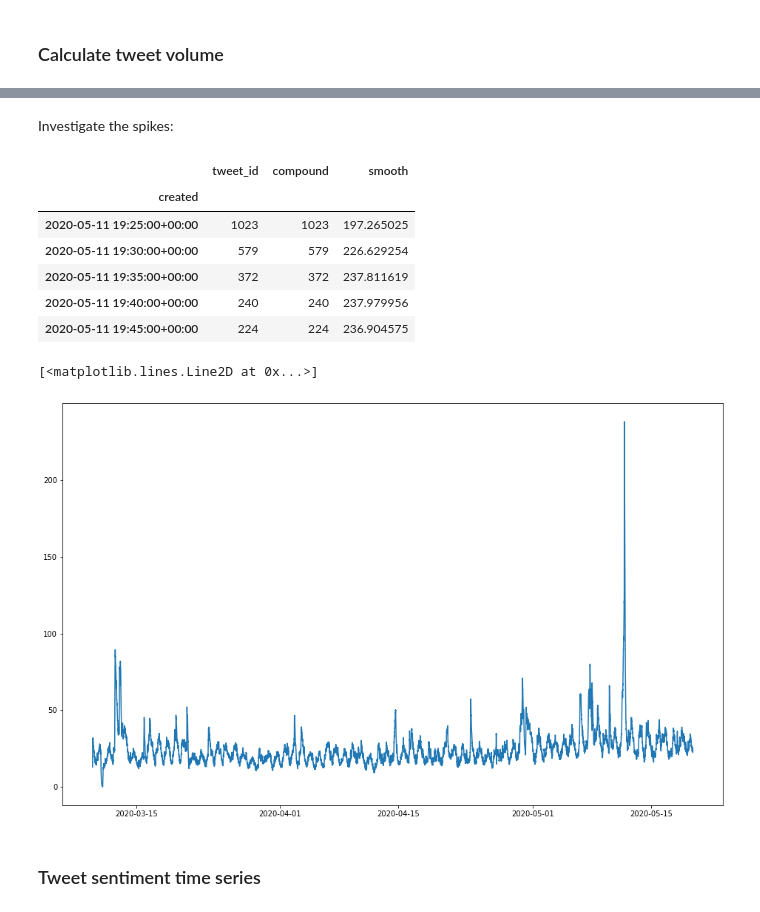
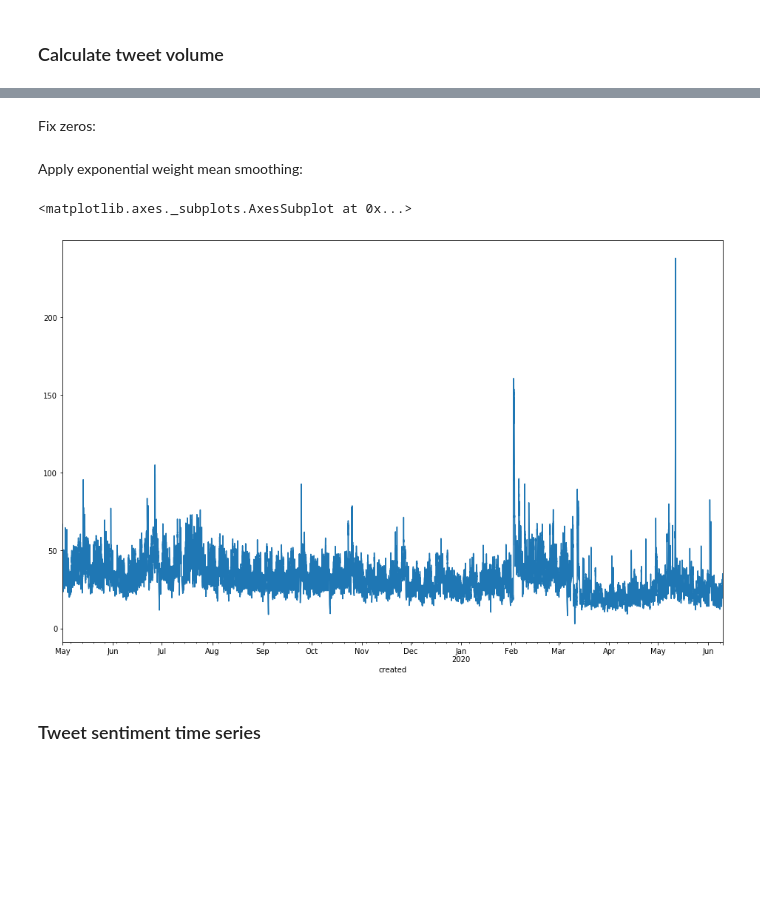
Before and after one commit to Globe-Research/bitfear, a Jupyter notebook: sentiment/time_series_analysis.ipynb, the cells around one changed output, grey strips where cells are left out. Saved outputs shown, nothing was run; the diff lists cells and outputs as text; code cells hidden in the pictures; blank space fills up the shorter version.

```diff
--- a/sentiment/time_series_analysis.ipynb
+++ b/sentiment/time_series_analysis.ipynb
@@ -46,5 +48,5 @@ Load tweets from saved CSV
 # %%
-bkp_tweets_df = pd.read_csv('tweets.csv')
-bkp_tweets_df['created'] = pd.to_datetime(bkp_tweets_df['created'])
-bkp_tweets_df
+tweets_df = pd.read_csv('tweets-full.csv')
+tweets_df['created'] = pd.to_datetime(tweets_df['created'])
+tweets_df
 # %% [output]
@@ -99,3 +65,0 @@ new_tweets_df
-# %%
-tweets_df = pd.concat([bkp_tweets_df, new_tweets_df], ignore_index=True).sort_index()
-tweets_df
@@ -169,21 +115,15 @@ Text(0.5, 1.0, '#bitcoin Tweets per 5 min')
-# %% [markdown]
-Investigate the spikes:
-# %%
-tweet_volume.sort_values(by='tweet_id', ascending=False).head()
-# %% [output]
-|  | tweet_id | compound | smooth |
-| created |  |  |  |
-| 2020-05-11 19:25:00+00:00 | 1023 | 1023 | 197.265025 |
-| 2020-05-11 19:30:00+00:00 | 579 | 579 | 226.629254 |
-| 2020-05-11 19:35:00+00:00 | 372 | 372 | 237.811619 |
-| 2020-05-11 19:40:00+00:00 | 240 | 240 | 237.979956 |
-| 2020-05-11 19:45:00+00:00 | 224 | 224 | 236.904575 |
+# %% [markdown]
+Fix zeros:
+# %%
+tweet_volume['volume'] = tweet_volume['tweet_id'].replace(0, np.nan).interpolate()
+# %% [markdown]
+Apply exponential weight mean smoothing:
 # %%
-tweet_volume['smooth'] = tweet_volume['tweet_id'].ewm(12).mean()
-plt.plot(tweet_volume['smooth'])
+tweet_volume['smooth'] = tweet_volume['volume'].ewm(12).mean()
+tweet_volume['smooth'].plot()
 # %% [output]
-[<matplotlib.lines.Line2D at 0x...>]
+<matplotlib.axes._subplots.AxesSubplot at 0x...>
-[figure, old version]
+[figure, new version]
 # %% [markdown]
 ### Tweet sentiment time series
 # %%
```
Also changed, not shown: parts of 124 cells of this notebook.
